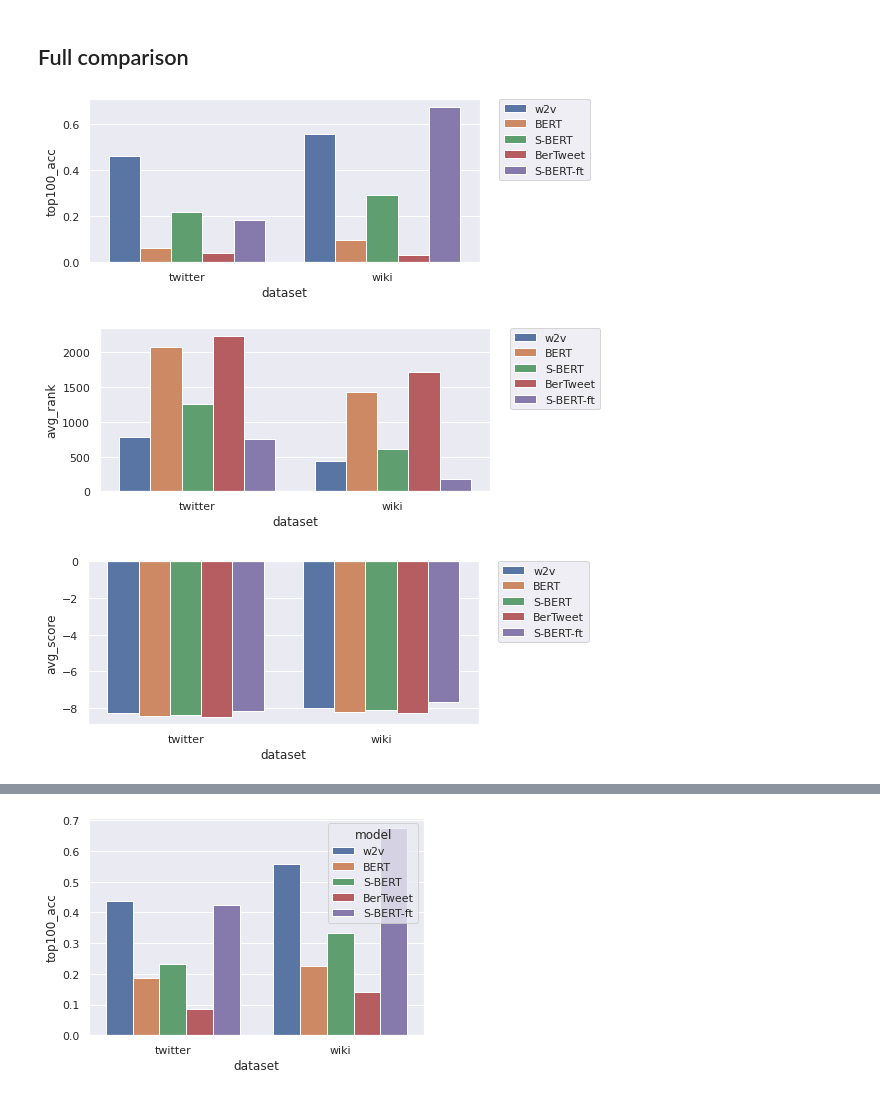
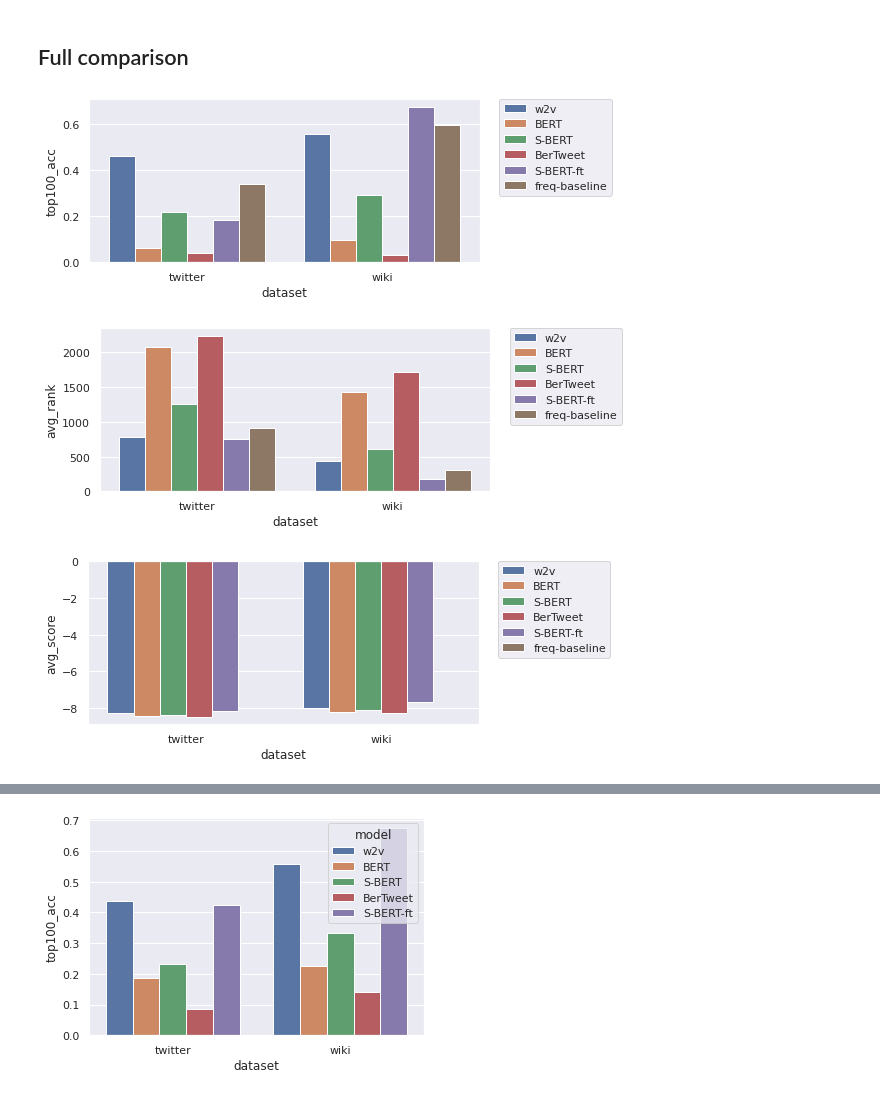
Before and after one commit to navidmdn/identity_embedding, a Jupyter notebook: pi2v.ipynb, the cells around one changed output, grey strips where cells are left out. Cells and saved outputs as stored; diff of their text form; code cells hidden in the pictures.

Commit message:
projection based evaluation; frequency based baseline

```diff
--- a/pi2v.ipynb
+++ b/pi2v.ipynb
@@ -1468 +2150,36 @@ SentenceTransformer(
+# %%
+from collections import Counter
+from tqdm import tqdm
+
+def load_bios(dataset='twitter', mode='test'):
+    with open(f'data/{dataset}_{mode}_bios.pkl', 'rb') as f:
+        bios = pickle.load(f)
+
+    return bios
+
+
+def calculate_freq_ranks(dataset_name, dataset):
+
+    bios = load_bios(dataset=dataset_name, mode='train')
+    cntr = Counter()
+
+    _, ys = zip(*dataset)
+    y_set = set(ys)
+
+    for bio in tqdm(bios):
+        for pi in bio:
+            if pi in y_set:
+                cntr.update([pi])
+
+    ranks_d = {item[1][0]: item[0] for item in enumerate(cntr.most_common())}
+    ranks = [ranks_d[x] for x in ys]
+
+    avg_rank = np.mean(ranks)
+    top100_acc = np.sum(np.where(np.array(ranks)<=100, 1., 0.))/len(ranks)
+
+    return avg_rank, top100_acc
+
+
+twitter_freq_based_avg_rank, twitter_freq_based_top100acc = calculate_freq_ranks('twitter', fixed_target_twitter_clm_ds)
+wiki_freq_based_avg_rank, wiki_freq_based_top100acc = calculate_freq_ranks('wiki', fixed_target_wiki_clm_ds)
 # %% [markdown]
@@ -1958,8 +2675,12 @@ df = pd.DataFrame({
         'BerTweet',
         'S-BERT-ft',
         'S-BERT-ft',
+        'freq-baseline',
+        'freq-baseline'
     ],
     'dataset': [
+        'twitter',
+        'wiki',
         'twitter',
         'wiki',
         'twitter',
@@ -1982,6 +2703,8 @@ df = pd.DataFrame({
         wiki_bertweet_avg_rank,
         twitter_sbertft_avg_rank,
         wiki_sbertft_avg_rank,
+        twitter_freq_based_avg_rank,
+        wiki_freq_based_avg_rank,
     ],
     'avg_score': [
         twitter_w2v_negsample_avgscore,
@@ -1994,38 +2717,42 @@ df = pd.DataFrame({
         wiki_bertweet_avg_score,
         twitter_sbertft_avg_score,
         wiki_sbertft_avg_score,
+        None,
+        None,
     ],
     'top100_acc': [
         twitter_w2v_negsample_top100acc,
         wiki_w2v_cbow_top100acc,
         twitter_bert_top100acc,
         wiki_bert_top100acc,
         twitter_sbert_top100acc,
         wiki_sbert_top100acc,
         twitter_bertweet_top100acc,
         wiki_bertweet_top100acc,
         twitter_sbertft_top100acc,
         wiki_sbertft_top100acc,
+        twitter_freq_based_top100acc,
+        wiki_freq_based_top100acc
     ],
 })
 
 df.to_csv('fixed_target_results.csv', header=True, index=False)
 
 plt.figure(figsize=(7,3))
 sns.barplot(data=df, x='dataset', y='top100_acc', hue='model')
 plt.legend(bbox_to_anchor=(1.05, 1), loc='upper left', borderaxespad=0)
 plt.show()
 
 plt.figure(figsize=(7,3))
 sns.barplot(data=df, x='dataset', y='avg_rank', hue='model')
 plt.legend(bbox_to_anchor=(1.05, 1), loc='upper left', borderaxespad=0)
 plt.show()
 
 plt.figure(figsize=(7,3))
 sns.barplot(data=df, x='dataset', y='avg_score', hue='model')
 plt.legend(bbox_to_anchor=(1.05, 1), loc='upper left', borderaxespad=0)
 plt.show()
 # %% [output]
-[figure, old version]
+[figure, new version]
-[figure, old version]
+[figure, new version]
-[figure, old version]
+[figure, new version]
```
Also changed, not shown: parts of 33 cells of this notebook, 1 other file.
